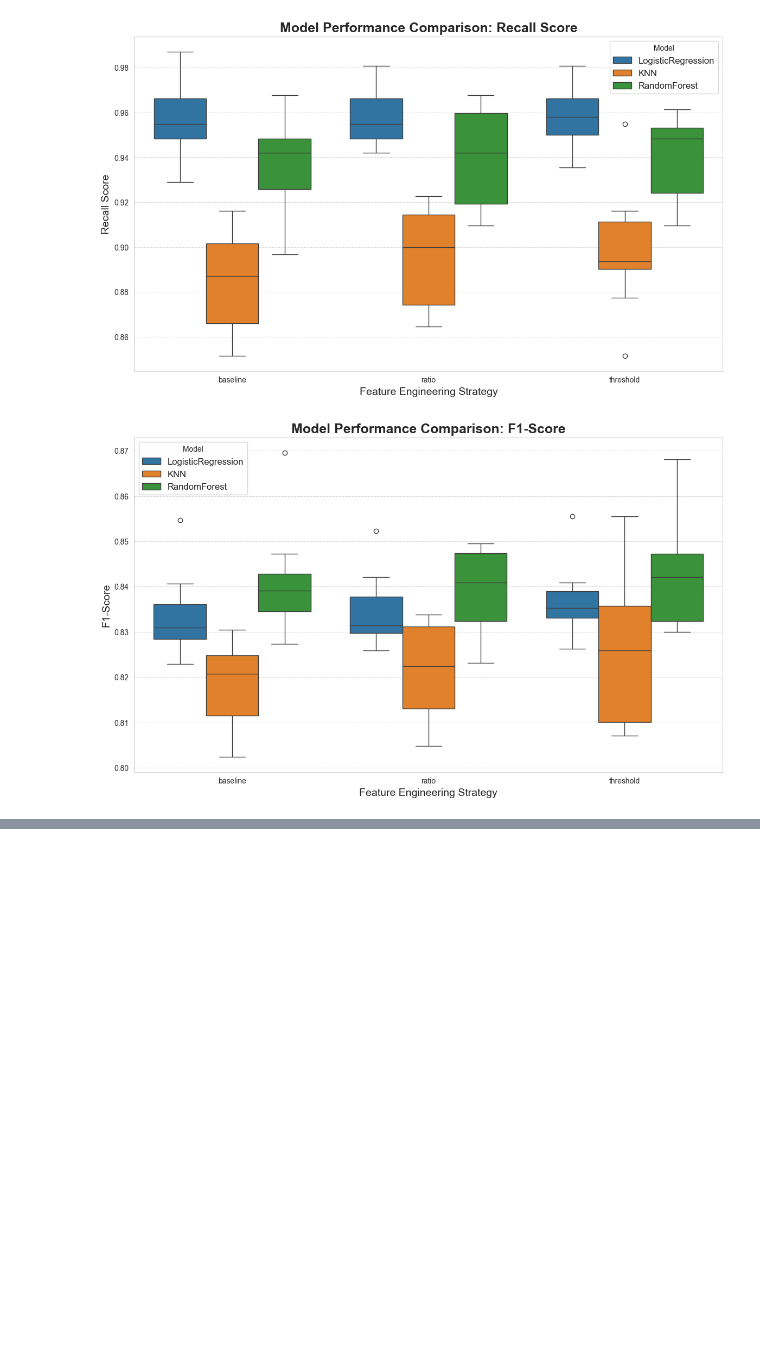
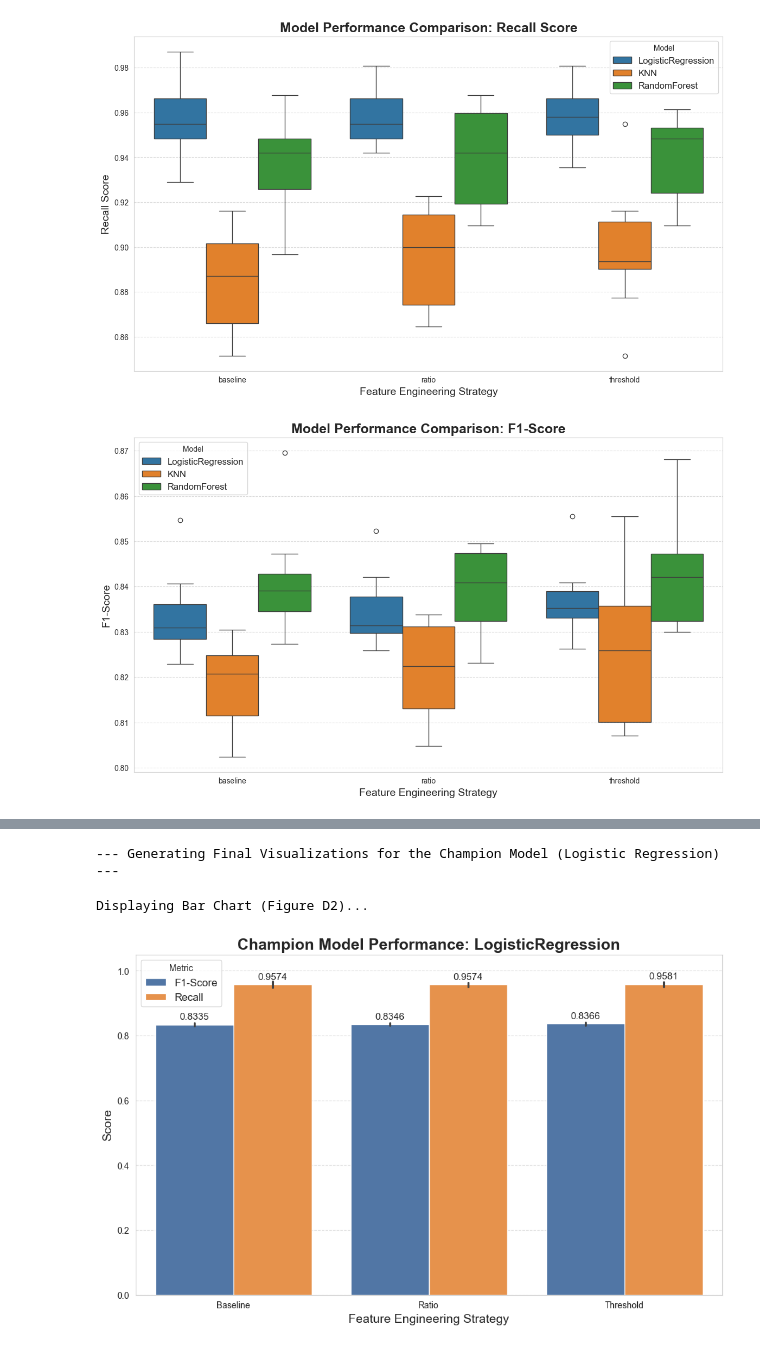
Before and after one commit to Ink-Falls/Thesis2_repo, a Jupyter notebook: notebooks/03_results_analysis_and_visualization.ipynb, the cells around one changed output, grey strips where cells are left out. Drawn from its saved outputs; the diff is of its cells as text; code cells hidden in the pictures; blank space fills up the shorter version.

```diff
--- a/notebooks/03_results_analysis_and_visualization.ipynb
+++ b/notebooks/03_results_analysis_and_visualization.ipynb
@@ -156,0 +151,80 @@ precision  mean    0.7426
+# %%
+print(
+    "\n--- Generating Final Visualizations for the Champion Model (Logistic Regression) ---"
+)
+
+# 1. Isolate the champion model's data
+champion_model_name = "LogisticRegression"
+df_champion = df_results[df_results["model"] == champion_model_name].copy()
+
+# Ensure the 'dataset' column is in the desired logical order for plotting
+logical_order = ["baseline", "ratio", "threshold"]
+df_champion["dataset"] = pd.Categorical(
+    df_champion["dataset"], categories=logical_order, ordered=True
+)
+# %% [output]
+--- Generating Final Visualizations for the Champion Model (Logistic Regression) ---
+# %%
+# --- Visualization 3: Clustered Bar Chart (F1-Score and Recall) ---
+
+# We need to "melt" the DataFrame to make it suitable for seaborn's hue functionality
+df_champion_melted = df_champion.melt(
+    id_vars=["dataset"],
+    value_vars=["f1", "recall"],
+    var_name="Metric",
+    value_name="Score",
+)
+
+# Rename for nicer plot labels
+df_champion_melted["Metric"] = df_champion_melted["Metric"].replace(
+    {"f1": "F1-Score", "recall": "Recall"}
+)
+
+
+plt.figure(figsize=(12, 7))  # A slightly different size for a focused chart
+ax = sns.barplot(
+    data=df_champion_melted,
+    x="dataset",
+    y="Score",
+    hue="Metric",
+    palette={"Recall": "#FF8F33", "F1-Score": "#4374B3"},  # Consistent colors
+    order=logical_order,
+)
+
+# Add text labels on top of each bar
+# We calculate the mean for the label from the original df_champion
+for metric, group in df_champion_melted.groupby("Metric"):
+    for i, strategy in enumerate(logical_order):
+        mean_score = df_champion_melted[
+            (df_champion_melted["dataset"] == strategy)
+            & (df_champion_melted["Metric"] == metric)
+        ]["Score"].mean()
+
+        # Find the correct bar to annotate
+        bar_x = i - 0.2 if metric == "F1-Score" else i + 0.2
+        ax.text(
+            bar_x,
+            mean_score + 0.01,
+            f"{mean_score:.4f}",
+            ha="center",
+            va="bottom",
+            fontsize=11,
+        )
+
+plt.title(
+    f"Champion Model Performance: {champion_model_name}",
+    fontsize=18,
+    weight="bold",
+)
+plt.xlabel("Feature Engineering Strategy", fontsize=14)
+plt.ylabel("Score", fontsize=14)
+plt.ylim(0, 1.05)
+plt.xticks(ticks=[0, 1, 2], labels=["Baseline", "Ratio", "Threshold"])
+plt.legend(title="Metric", fontsize=12)
+plt.grid(axis="y", linestyle="--", alpha=0.7)
+
+print("\nDisplaying Bar Chart (Figure D2)...")
+plt.show()
+# %% [output]
+Displaying Bar Chart (Figure D2)...
+[figure, added]
```
Also changed, not shown: parts of 3 cells of this notebook.
